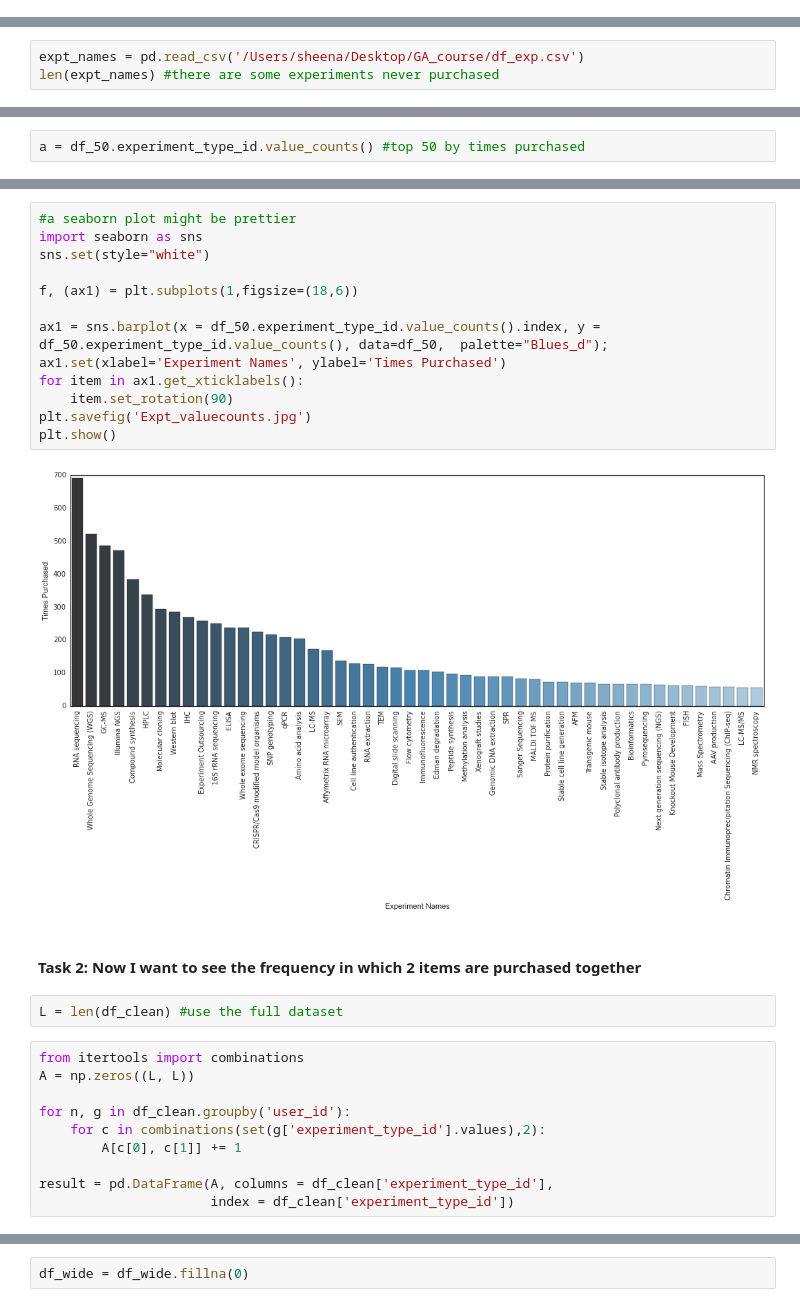
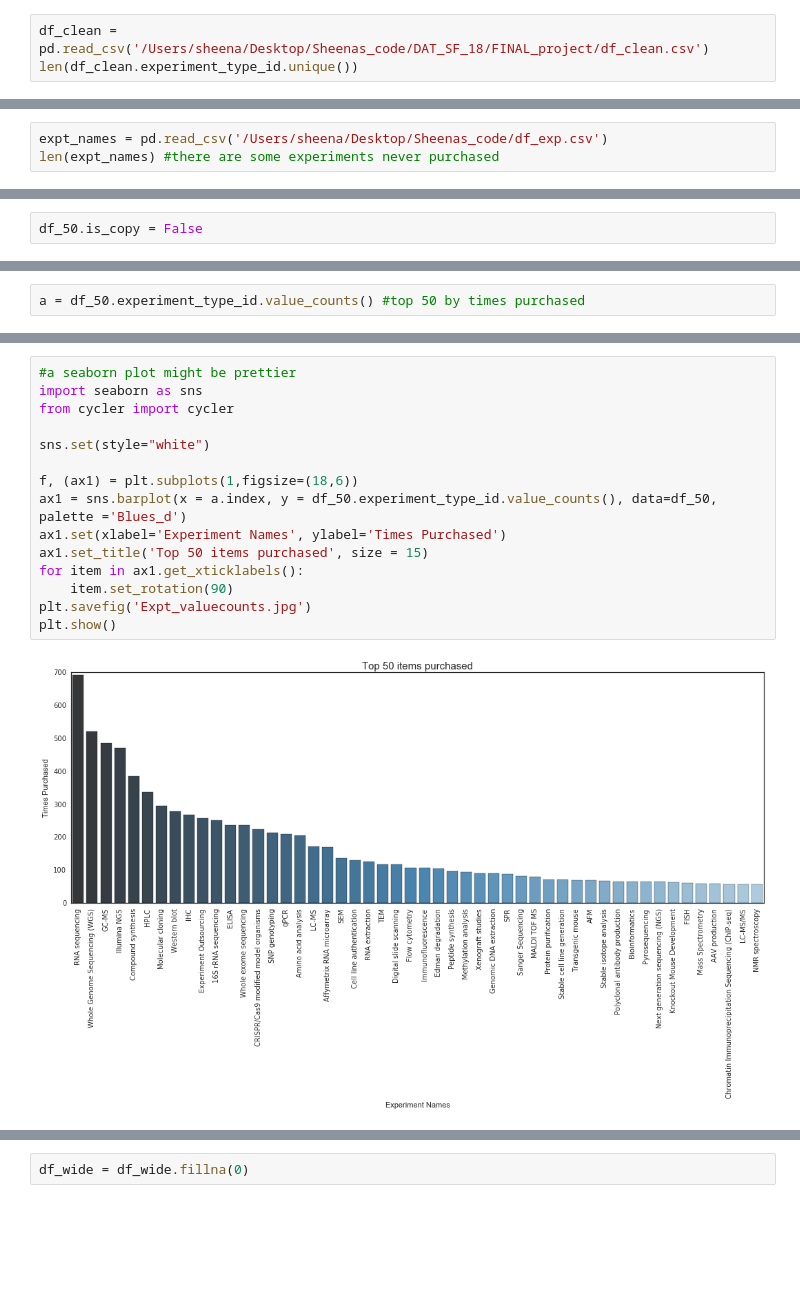
Before and after one commit to sheenstar/Codesamples, a Jupyter notebook: Recommendation_system.ipynb, the cells around one changed output, grey strips where cells are left out. Drawn from its saved outputs; the diff is of its cells as text; blank space fills up the shorter version.

```diff
--- a/Recommendation_system.ipynb
+++ b/Recommendation_system.ipynb
@@ -59,0 +55,3 @@ len(df_clean.experiment_type_id.unique())
+# %%
+df_clean = pd.read_csv('/Users/sheena/Desktop/Sheenas_code/DAT_SF_18/FINAL_project/df_clean.csv')
+len(df_clean.experiment_type_id.unique())
@@ -73,5 +89,5 @@ df_clean.head()
 # %%
-expt_names = pd.read_csv('/Users/sheena/Desktop/GA_course/df_exp.csv')
+expt_names = pd.read_csv('/Users/sheena/Desktop/Sheenas_code/df_exp.csv')
 len(expt_names) #there are some experiments never purchased
 # %% [output]
 7258
@@ -108,3 +144,5 @@ df_50.head()
+# %%
+df_50.is_copy = False
 # %%
 df_50.experiment_type_id = df_50.experiment_type_id.map(lambda x : experiment_lookup[x])
 # %%
@@ -126,29 +164,17 @@ a.plot(kind='bar', figsize = (20,6))
 # %%
 #a seaborn plot might be prettier
 import seaborn as sns
+from cycler import cycler
+
 sns.set(style="white")
 
 f, (ax1) = plt.subplots(1,figsize=(18,6))
-
-ax1 = sns.barplot(x = df_50.experiment_type_id.value_counts().index, y = df_50.experiment_type_id.value_counts(), data=df_50,  palette="Blues_d");
+ax1 = sns.barplot(x = a.index, y = df_50.experiment_type_id.value_counts(), data=df_50, palette ='Blues_d')
 ax1.set(xlabel='Experiment Names', ylabel='Times Purchased')
+ax1.set_title('Top 50 items purchased', size = 15)
 for item in ax1.get_xticklabels():
     item.set_rotation(90)
 plt.savefig('Expt_valuecounts.jpg')
 plt.show()
 # %% [output]
-[figure, old version]
+[figure, new version]
-# %% [markdown]
-#### Task 2: Now I want to see the frequency in which 2 items are purchased together
-# %%
-L = len(df_clean) #use the full dataset
-# %%
-from itertools import combinations
-A = np.zeros((L, L))
-
-for n, g in df_clean.groupby('user_id'):
-    for c in combinations(set(g['experiment_type_id'].values),2):
-        A[c[0], c[1]] += 1
-
-result = pd.DataFrame(A, columns = df_clean['experiment_type_id'],
-                      index = df_clean['experiment_type_id'])
```
Also changed, not shown: parts of 50 cells of this notebook.
